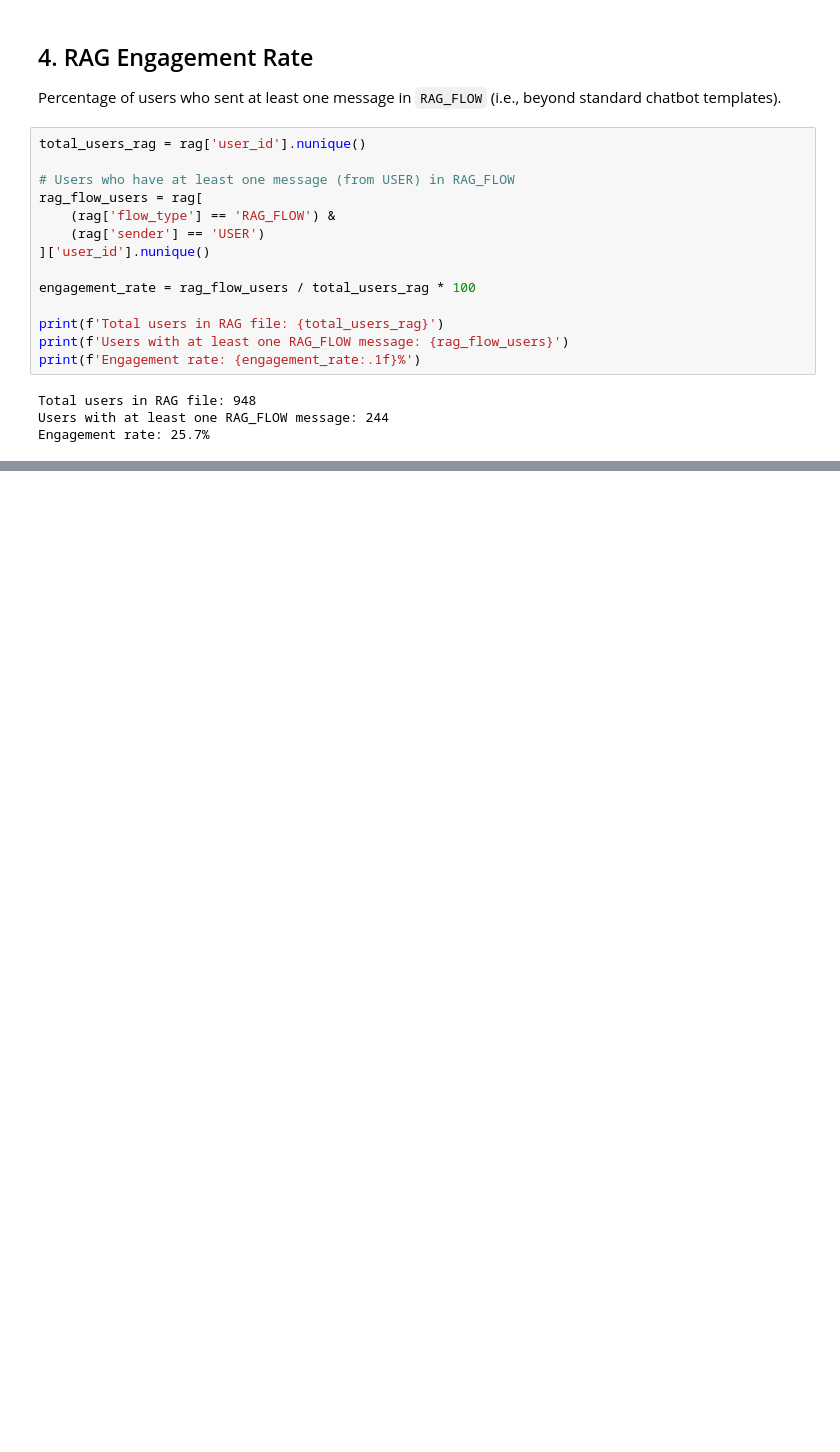
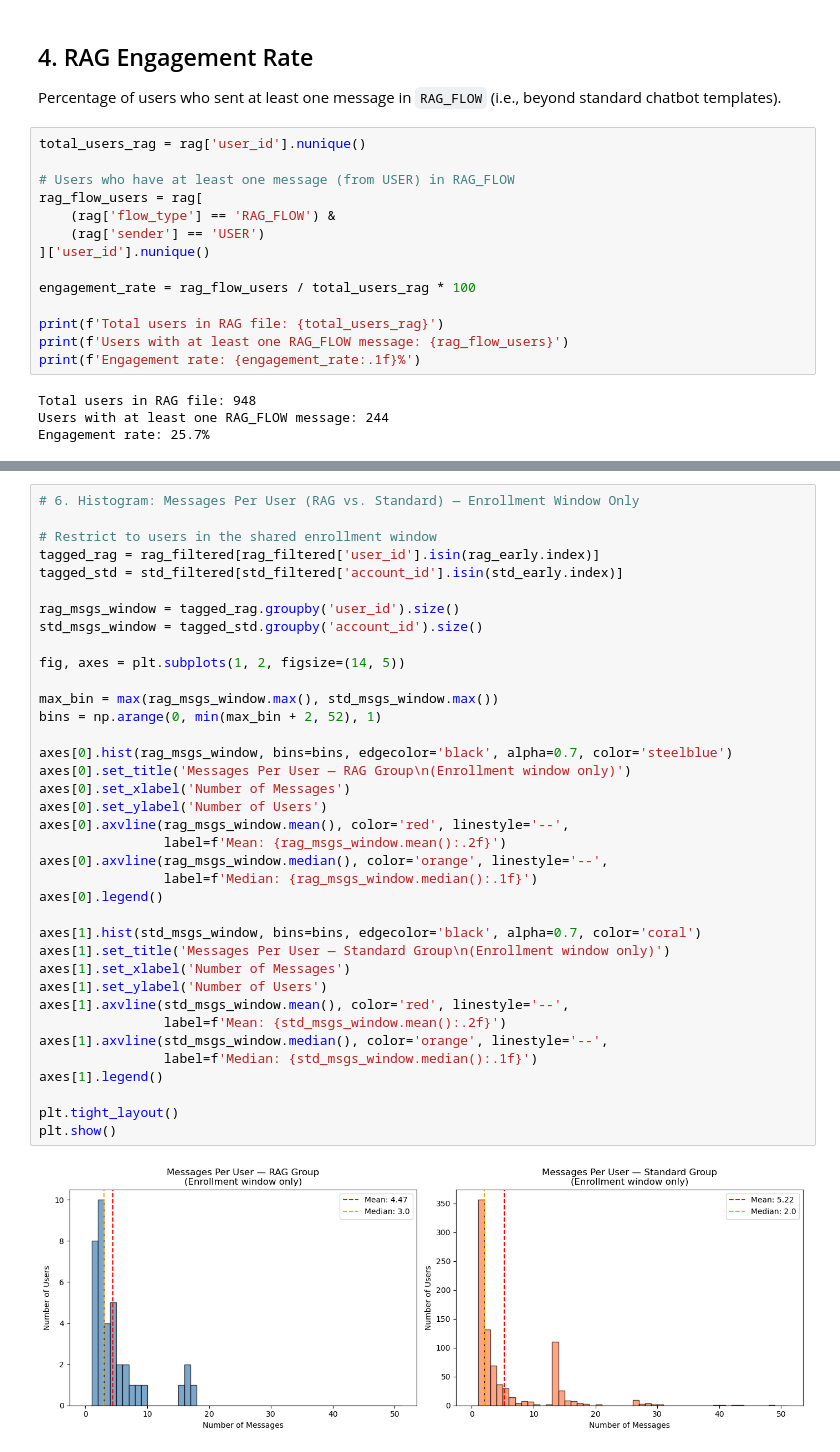
Before and after one commit to graliuce/nivi, a Jupyter notebook: conversation_logs_analysis.ipynb, the cells around one changed output, grey strips where cells are left out. Drawn from its saved outputs; the diff is of its cells as text; blank space fills up the shorter version.

```diff
--- a/conversation_logs_analysis.ipynb
+++ b/conversation_logs_analysis.ipynb
@@ -334,0 +306,39 @@ plt.show()
+# %%
+# 6. Histogram: Messages Per User (RAG vs. Standard) — Enrollment Window Only
+
+# Restrict to users in the shared enrollment window
+tagged_rag = rag_filtered[rag_filtered['user_id'].isin(rag_early.index)]
+tagged_std = std_filtered[std_filtered['account_id'].isin(std_early.index)]
+
+rag_msgs_window = tagged_rag.groupby('user_id').size()
+std_msgs_window = tagged_std.groupby('account_id').size()
+
+fig, axes = plt.subplots(1, 2, figsize=(14, 5))
+
+max_bin = max(rag_msgs_window.max(), std_msgs_window.max())
+bins = np.arange(0, min(max_bin + 2, 52), 1)
+
+axes[0].hist(rag_msgs_window, bins=bins, edgecolor='black', alpha=0.7, color='steelblue')
+axes[0].set_title('Messages Per User — RAG Group\n(Enrollment window only)')
+axes[0].set_xlabel('Number of Messages')
+axes[0].set_ylabel('Number of Users')
+axes[0].axvline(rag_msgs_window.mean(), color='red', linestyle='--',
+                label=f'Mean: {rag_msgs_window.mean():.2f}')
+axes[0].axvline(rag_msgs_window.median(), color='orange', linestyle='--',
+                label=f'Median: {rag_msgs_window.median():.1f}')
+axes[0].legend()
+
+axes[1].hist(std_msgs_window, bins=bins, edgecolor='black', alpha=0.7, color='coral')
+axes[1].set_title('Messages Per User — Standard Group\n(Enrollment window only)')
+axes[1].set_xlabel('Number of Messages')
+axes[1].set_ylabel('Number of Users')
+axes[1].axvline(std_msgs_window.mean(), color='red', linestyle='--',
+                label=f'Mean: {std_msgs_window.mean():.2f}')
+axes[1].axvline(std_msgs_window.median(), color='orange', linestyle='--',
+                label=f'Median: {std_msgs_window.median():.1f}')
+axes[1].legend()
+
+plt.tight_layout()
+plt.show()
+# %% [output]
+[figure, added]
```
Also changed, not shown: parts of 10 cells of this notebook, 3 other files.
